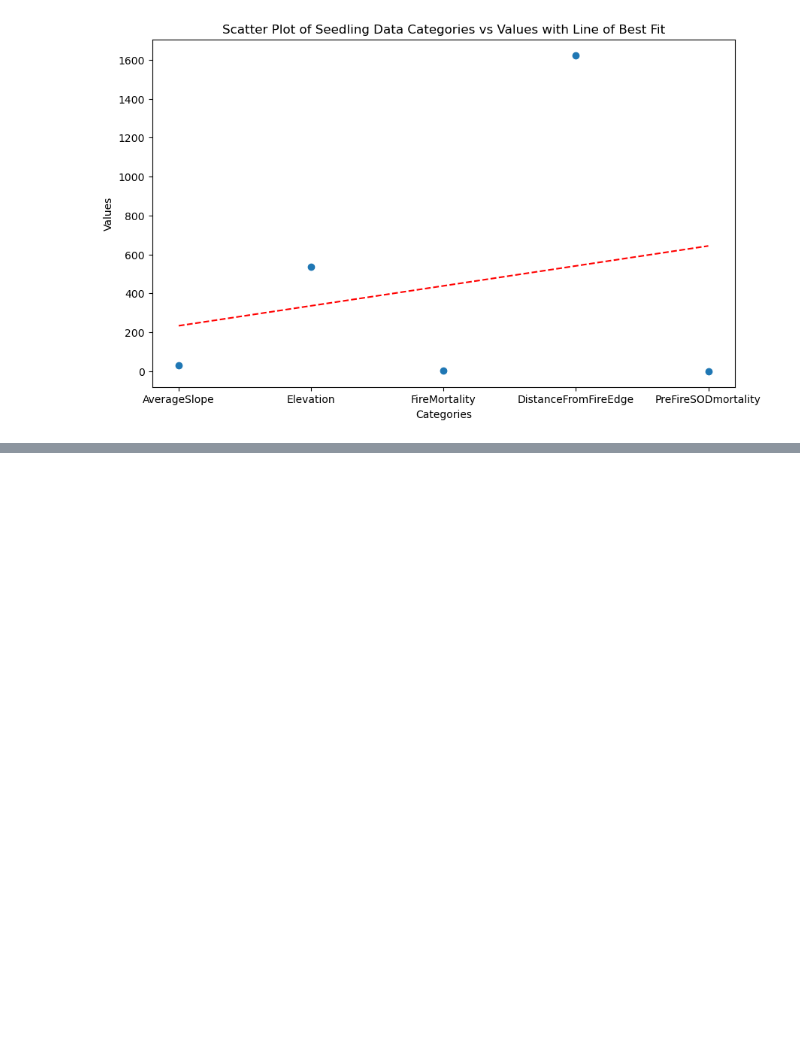
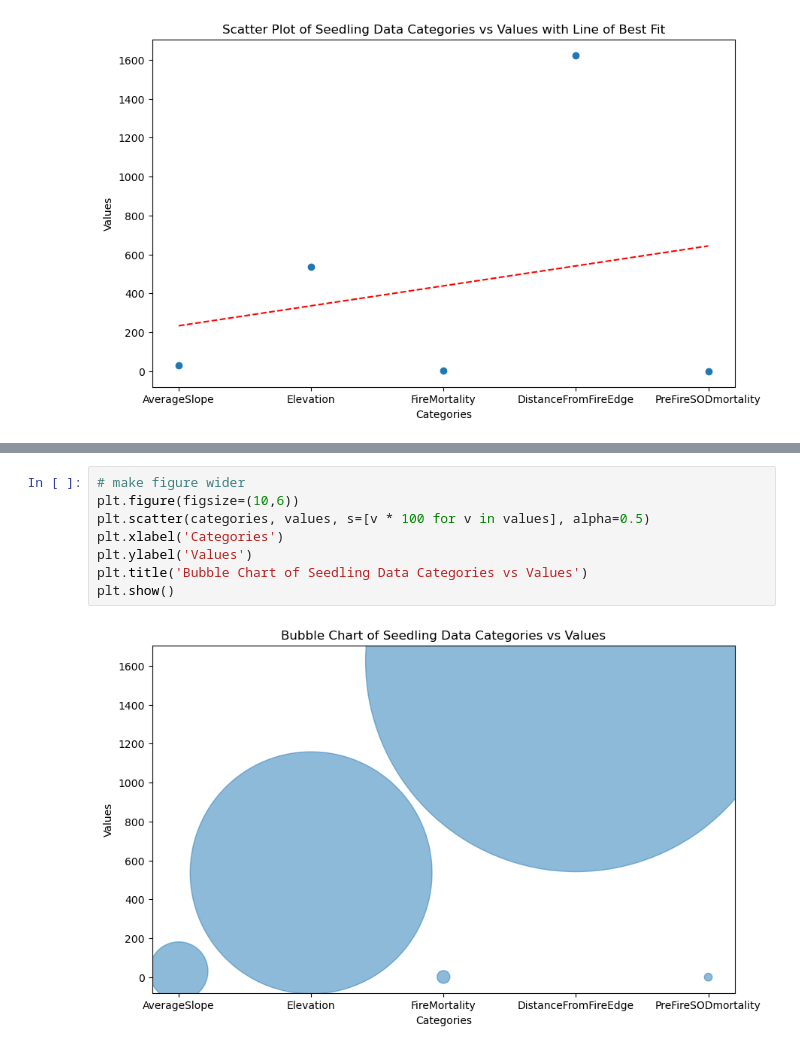
Before and after one commit to madiclack188-cloud/BIO_350_F25, a Jupyter notebook: Bio_350_FinalProject/BIO350_FinalProject.ipynb, the cells around one changed output, grey strips where cells are left out. Drawn from its saved outputs; the diff is of its cells as text; blank space fills up the shorter version.

```diff
--- a/Bio_350_FinalProject/BIO350_FinalProject.ipynb
+++ b/Bio_350_FinalProject/BIO350_FinalProject.ipynb
@@ -218,0 +231,10 @@ plt.show()
+# %%
+# make figure wider
+plt.figure(figsize=(10,6))
+plt.scatter(categories, values, s=[v * 100 for v in values], alpha=0.5)
+plt.xlabel('Categories')
+plt.ylabel('Values')
+plt.title('Bubble Chart of Seedling Data Categories vs Values')
+plt.show()
+# %% [output]
+[figure, added]
```
Also changed, not shown: parts of 9 cells of this notebook, 1 other file.
